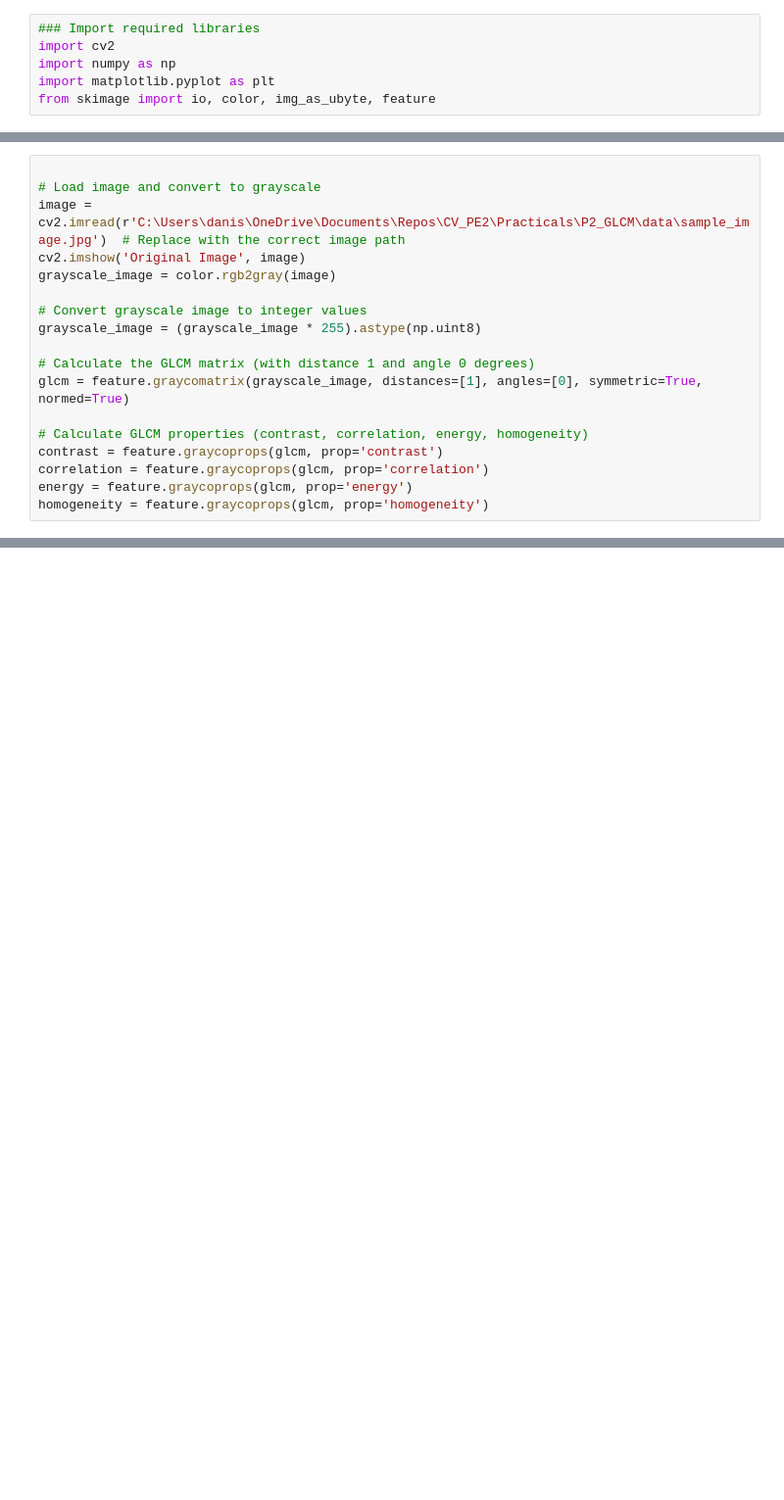
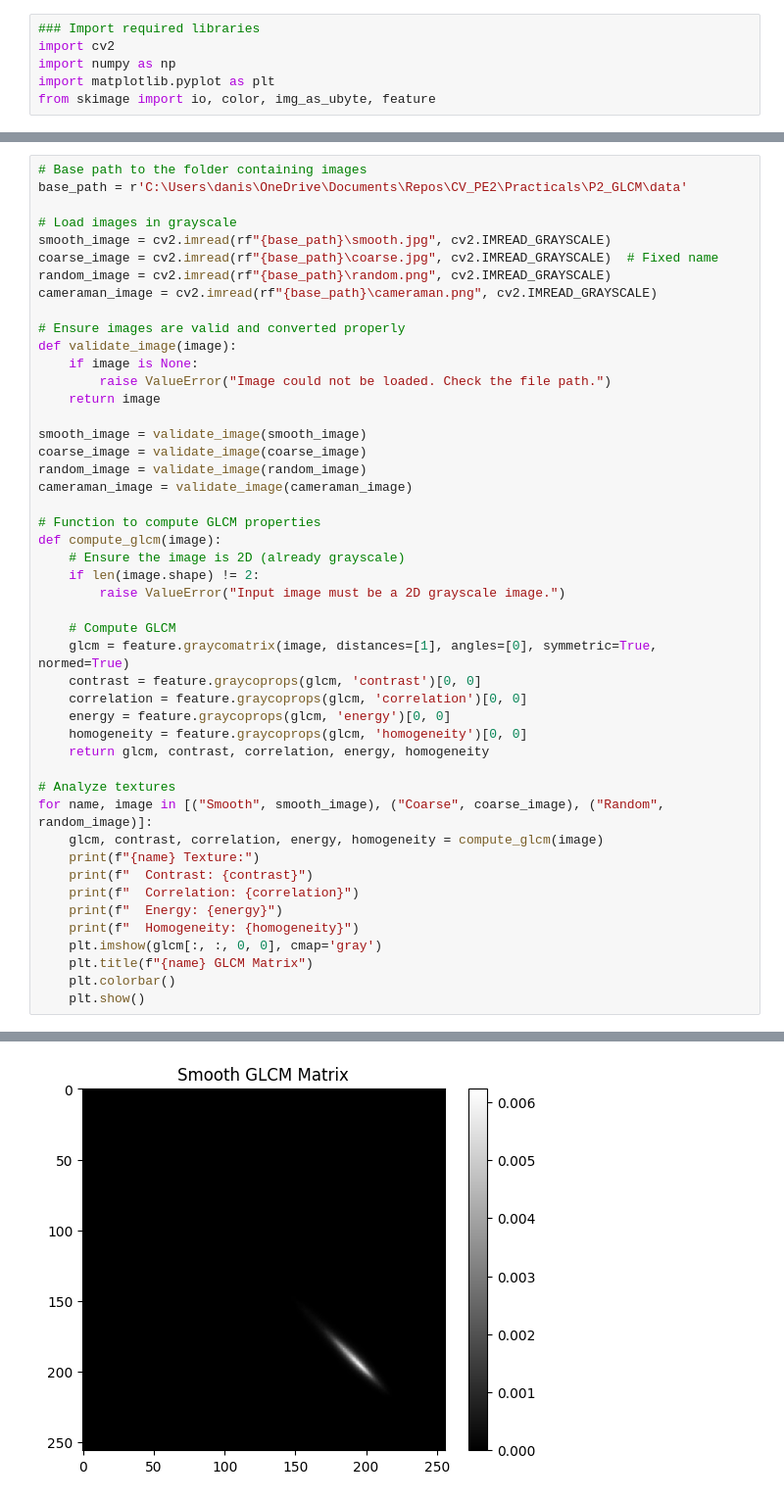
Before and after one commit to Danish-588/CV_PE2, a Jupyter notebook: Practicals/P2_GLCM/CV2.ipynb, the cells around one changed output, grey strips where cells are left out. Shown at 98% size. Cells and saved outputs as stored; diff of their text form; blank space fills up the shorter version.

Commit message:
Updated GLCM Code

```diff
--- a/Practicals/P2_GLCM/CV2.ipynb
+++ b/Practicals/P2_GLCM/CV2.ipynb
@@ -9,18 +6,0 @@ Basic Operations (Grayscale)
-# %%
-
-# Load image and convert to grayscale
-image = cv2.imread(r'C:\Users\danis\OneDrive\Documents\Repos\CV_PE2\Practicals\P2_GLCM\data\sample_image.jpg')  # Replace with the correct image path
-cv2.imshow('Original Image', image)
-grayscale_image = color.rgb2gray(image)
-
-# Convert grayscale image to integer values
-grayscale_image = (grayscale_image * 255).astype(np.uint8)
-
-# Calculate the GLCM matrix (with distance 1 and angle 0 degrees)
-glcm = feature.graycomatrix(grayscale_image, distances=[1], angles=[0], symmetric=True, normed=True)
-
-# Calculate GLCM properties (contrast, correlation, energy, homogeneity)
-contrast = feature.graycoprops(glcm, prop='contrast')
-correlation = feature.graycoprops(glcm, prop='correlation')
-energy = feature.graycoprops(glcm, prop='energy')
-homogeneity = feature.graycoprops(glcm, prop='homogeneity')
@@ -47,0 +9,48 @@ error: OpenCV(4.11.0) :-1: error: (-5:Bad argument) in function 'imshow'
+# %%
+# Base path to the folder containing images
+base_path = r'C:\Users\danis\OneDrive\Documents\Repos\CV_PE2\Practicals\P2_GLCM\data'
+
+# Load images in grayscale
+smooth_image = cv2.imread(rf"{base_path}\smooth.jpg", cv2.IMREAD_GRAYSCALE)
+coarse_image = cv2.imread(rf"{base_path}\coarse.jpg", cv2.IMREAD_GRAYSCALE)  # Fixed name
+random_image = cv2.imread(rf"{base_path}\random.png", cv2.IMREAD_GRAYSCALE)
+cameraman_image = cv2.imread(rf"{base_path}\cameraman.png", cv2.IMREAD_GRAYSCALE)
+
+# Ensure images are valid and converted properly
+def validate_image(image):
+    if image is None:
+        raise ValueError("Image could not be loaded. Check the file path.")
+    return image
+
+smooth_image = validate_image(smooth_image)
+coarse_image = validate_image(coarse_image)
+random_image = validate_image(random_image)
+cameraman_image = validate_image(cameraman_image)
+
+# Function to compute GLCM properties
+def compute_glcm(image):
+    # Ensure the image is 2D (already grayscale)
+    if len(image.shape) != 2:
+        raise ValueError("Input image must be a 2D grayscale image.")
+
+    # Compute GLCM
+    glcm = feature.graycomatrix(image, distances=[1], angles=[0], symmetric=True, normed=True)
+    contrast = feature.graycoprops(glcm, 'contrast')[0, 0]
+    correlation = feature.graycoprops(glcm, 'correlation')[0, 0]
+    energy = feature.graycoprops(glcm, 'energy')[0, 0]
+    homogeneity = feature.graycoprops(glcm, 'homogeneity')[0, 0]
+    return glcm, contrast, correlation, energy, homogeneity
+
+# Analyze textures
+for name, image in [("Smooth", smooth_image), ("Coarse", coarse_image), ("Random", random_image)]:
+    glcm, contrast, correlation, energy, homogeneity = compute_glcm(image)
+    print(f"{name} Texture:")
+    print(f"  Contrast: {contrast}")
+    print(f"  Correlation: {correlation}")
+    print(f"  Energy: {energy}")
+    print(f"  Homogeneity: {homogeneity}")
+    plt.imshow(glcm[:, :, 0, 0], cmap='gray')
+    plt.title(f"{name} GLCM Matrix")
+    plt.colorbar()
+    plt.show()
+# %% [output]
@@ -47,0 +62 @@ error: OpenCV(4.11.0) :-1: error: (-5:Bad argument) in function 'imshow'
+[figure, added]
```
Also changed, not shown: parts of 5 cells of this notebook.
